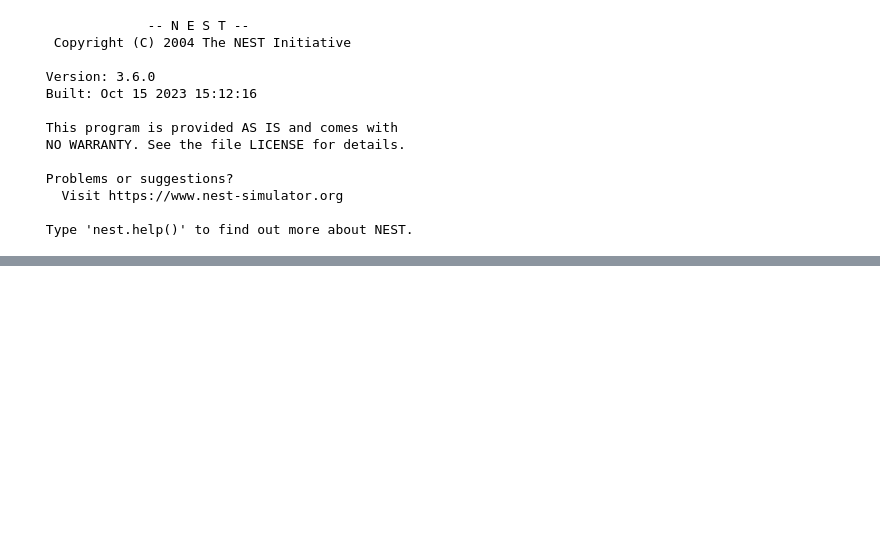
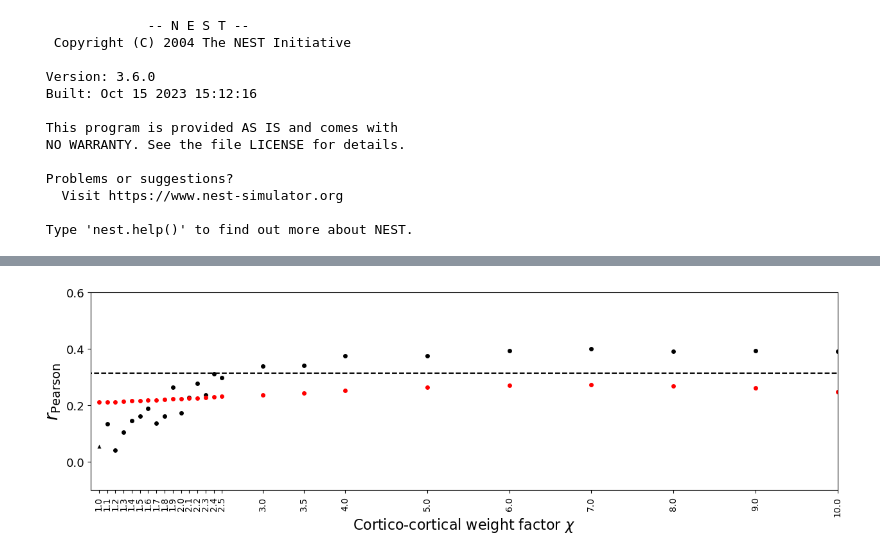
Before and after one commit to didi-hou/multi-area-model, a Jupyter notebook: parameter_scan.ipynb, the cells around one changed output, grey strips where cells are left out. Cells and saved outputs as stored; diff of their text form; code cells hidden in the pictures; blank space fills up the shorter version.

Commit message:
plotted the result of paramter scan

```diff
--- a/parameter_scan.ipynb
+++ b/parameter_scan.ipynb
@@ -159,0 +270,17 @@ Simulated network in 141.09 seconds.
+# %%
+# Load a list of simulated functional connectivity
+sim_FC = {}
+for param in cc_weights_factor_list:
+    fn = os.path.join(data_path,
+                      'parameter_scan',
+                      'functional_connectivity_synaptic_input_{}.npy'.format(param))
+    sim_FC[param] = np.load(fn)
+# %%
+def zero_diagonal(matrix):
+    """
+    Return copy of a matrix with diagonal set to zero.
+    """
+    M = copy.copy(matrix)
+    for i in range(M.shape[0]):
+        M[i, i] = 0
+    return M
@@ -159,0 +312,43 @@ Simulated network in 141.09 seconds.
+# %%
+# Plotting
+fig = plt.figure(figsize=(15, 4))
+ax = plt.subplot()
+
+# Plot the correlation coefficient
+ax.plot(cc_weights_factor_list[1:], cc_list[1:], '.', ms=10,
+        markeredgecolor='none', label='Sim. vs. Exp.', color='k')
+ax.plot(cc_weights_factor_list[0], cc_list[0], '^', ms=5,
+        markeredgecolor='none', label='Sim. vs. Exp.', color='k')
+
+# Plot the RSME similarity
+ax.plot(cc_weights_factor_list, rsme_sim_list, '.', ms=10,
+        markeredgecolor='none', label='Sim. vs. Exp.', color='r')
+
+# Correlation between exp. FC and structural connectivity
+# Construct the structural connectivity as the matrix of relative
+conn_matrix = np.zeros((len(M.area_list), len(M.area_list)))
+for i, area1 in enumerate(M.area_list):
+    s = np.sum(list(M.K_areas[area1].values()))
+    for j, area2 in enumerate(M.area_list):
+        value = M.K_areas[area1][area2] / s
+        conn_matrix[i][j] = value
+
+# Compute correlation between exp. FC and structural connectivity
+cc = np.corrcoef(zero_diagonal(conn_matrix).flatten(),
+                 zero_diagonal(exp_FC).flatten())[0][1]
+
+# Formatting
+ax.hlines(cc, -0.1, 15, linestyle='dashed', color='k')
+ax.set_xlabel(r'Cortico-cortical weight factor $\chi$',
+              labelpad=-0.1, size=16)
+ax.set_ylabel(r'$r_{\mathrm{Pearson}}$', size=20)
+ax.set_xlim((0.9, 10.0))
+ax.set_ylim((-0.1, 0.6))
+ax.set_yticks([0., 0.2, 0.4, 0.6])
+ax.set_yticklabels([0., 0.2, 0.4, 0.6], size=13)
+ax.set_xticks(cc_weights_factor_list)
+ax.set_xticklabels(cc_weights_factor_list, size=10, rotation=90)
+
+plt.show()
+# %% [output]
+[figure, added]
```
Also changed, not shown: parts of 8 cells of this notebook.
